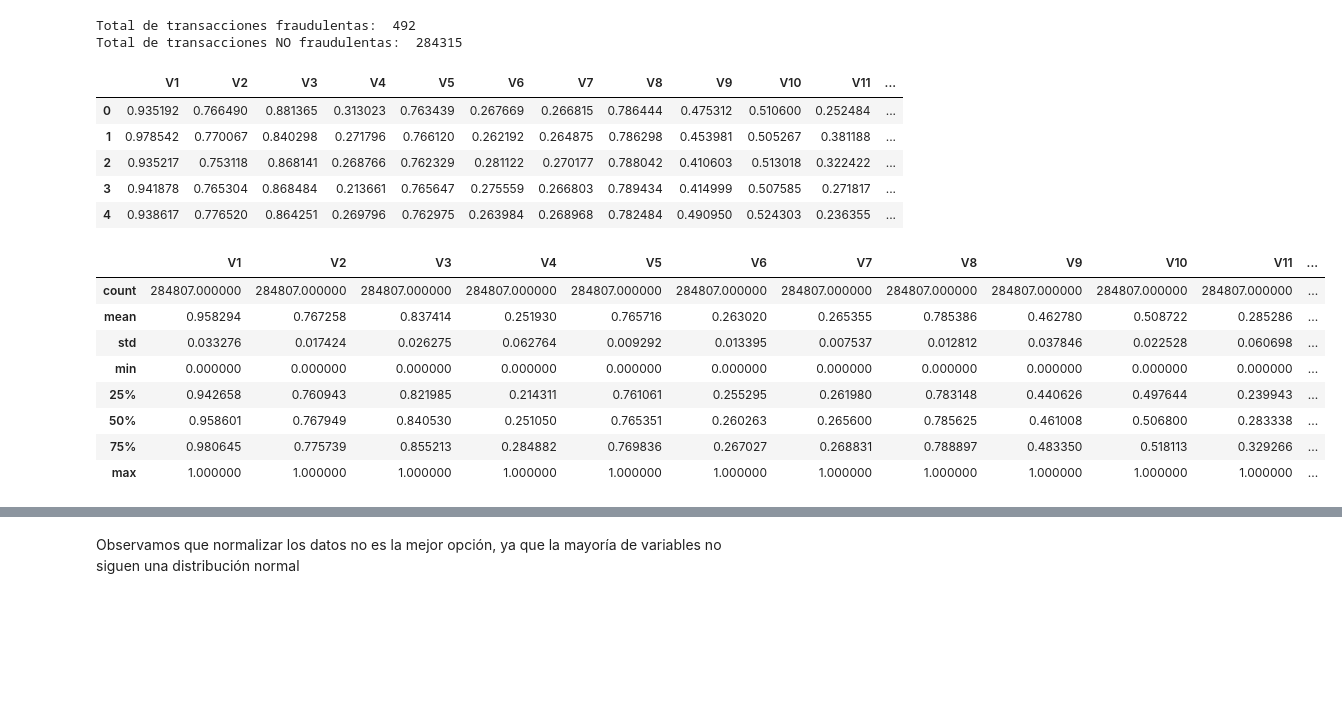
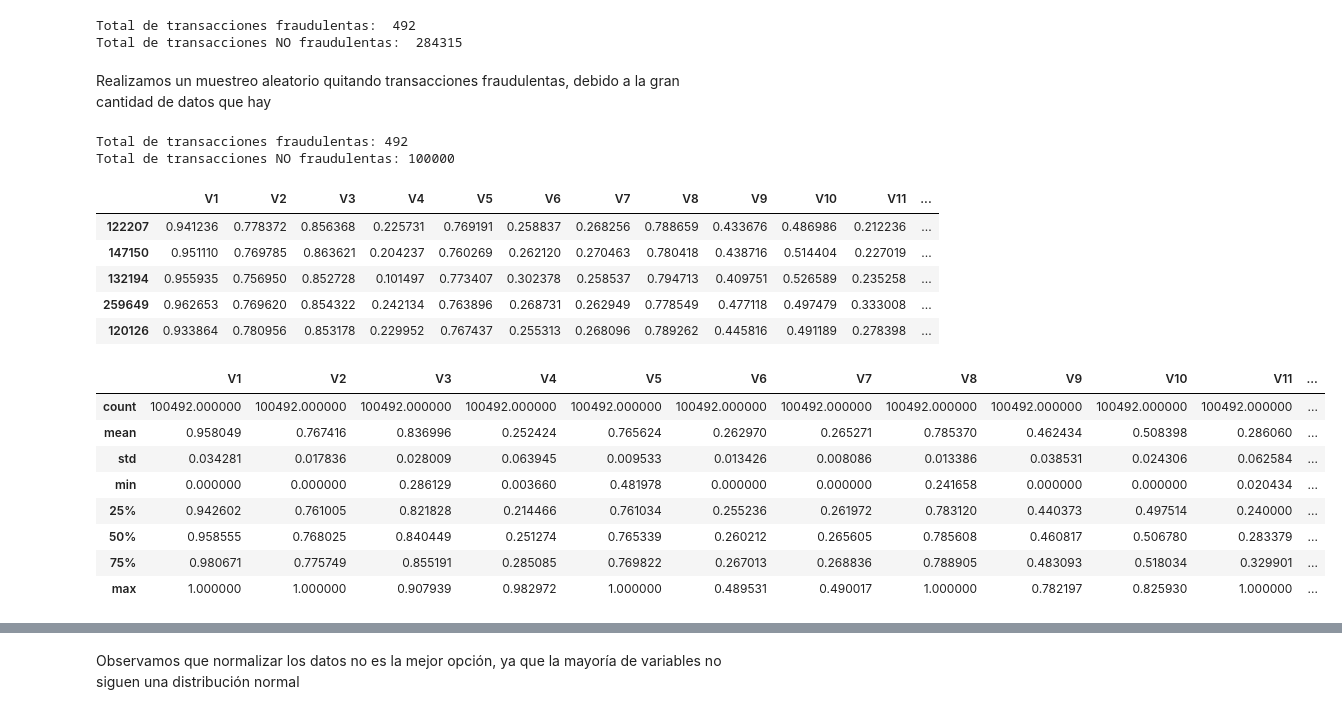
Before and after one commit to cescdovi/ANOMALY-DETECTION, a Jupyter notebook: CODE/main_analysis.ipynb, the cells around one changed output, grey strips where cells are left out. Drawn from its saved outputs; the diff is of its cells as text; code cells hidden in the pictures; blank space fills up the shorter version.

```diff
--- a/CODE/main_analysis.ipynb
+++ b/CODE/main_analysis.ipynb
@@ -48,27 +58,56 @@ print("Total de transacciones NO fraudulentas: ", y.value_counts()[0])
 # %% [output]
 Total de transacciones fraudulentas:  492
 Total de transacciones NO fraudulentas:  284315
+# %% [markdown]
+Realizamos un muestreo aleatorio quitando transacciones fraudulentas, debido a la gran cantidad de datos que hay
+# %%
+from sklearn.utils import resample
+
+# Dividir las clases
+X_class_0 = X[y == 0]
+X_class_1 = X[y == 1]
+
+y_class_0 = y[y == 0]
+y_class_1 = y[y == 1]
+
+# Realizar el undersampling para la clase 0
+X_class_0_undersampled, y_class_0_undersampled = resample(
+    X_class_0, y_class_0,
+    n_samples=100000,  # Hacemos que la clase 0 tenga el mismo número que la clase 1
+    random_state=42
+)
+
+# Concatenar las clases balanceadas
+X = pd.concat([X_class_0_undersampled, X_class_1])
+Y = pd.concat([y_class_0_undersampled, y_class_1])
+
+# Verificar el nuevo balance
+print(f'Total de transacciones fraudulentas: {Y.sum()}')
+print(f'Total de transacciones NO fraudulentas: {len(Y) - Y.sum()}')
+# %% [output]
+Total de transacciones fraudulentas: 492
+Total de transacciones NO fraudulentas: 100000
 # %%
-data.head()
+X.head()
 # %% [output]
 |  | V1 | V2 | V3 | V4 | V5 | V6 | V7 | V8 | V9 | V10 | V11 | ... |
-| 0 | 0.935192 | 0.766490 | 0.881365 | 0.313023 | 0.763439 | 0.267669 | 0.266815 | 0.786444 | 0.475312 | 0.510600 | 0.252484 | ... |
-| 1 | 0.978542 | 0.770067 | 0.840298 | 0.271796 | 0.766120 | 0.262192 | 0.264875 | 0.786298 | 0.453981 | 0.505267 | 0.381188 | ... |
-| 2 | 0.935217 | 0.753118 | 0.868141 | 0.268766 | 0.762329 | 0.281122 | 0.270177 | 0.788042 | 0.410603 | 0.513018 | 0.322422 | ... |
-| 3 | 0.941878 | 0.765304 | 0.868484 | 0.213661 | 0.765647 | 0.275559 | 0.266803 | 0.789434 | 0.414999 | 0.507585 | 0.271817 | ... |
-| 4 | 0.938617 | 0.776520 | 0.864251 | 0.269796 | 0.762975 | 0.263984 | 0.268968 | 0.782484 | 0.490950 | 0.524303 | 0.236355 | ... |
+| 122207 | 0.941236 | 0.778372 | 0.856368 | 0.225731 | 0.769191 | 0.258837 | 0.268256 | 0.788659 | 0.433676 | 0.486986 | 0.212236 | ... |
+| 147150 | 0.951110 | 0.769785 | 0.863621 | 0.204237 | 0.760269 | 0.262120 | 0.270463 | 0.780418 | 0.438716 | 0.514404 | 0.227019 | ... |
+| 132194 | 0.955935 | 0.756950 | 0.852728 | 0.101497 | 0.773407 | 0.302378 | 0.258537 | 0.794713 | 0.409751 | 0.526589 | 0.235258 | ... |
+| 259649 | 0.962653 | 0.769620 | 0.854322 | 0.242134 | 0.763896 | 0.268731 | 0.262949 | 0.778549 | 0.477118 | 0.497479 | 0.333008 | ... |
+| 120126 | 0.933864 | 0.780956 | 0.853178 | 0.229952 | 0.767437 | 0.255313 | 0.268096 | 0.789262 | 0.445816 | 0.491189 | 0.278398 | ... |
 # %%
-data.describe()
+X.describe()
 # %% [output]
 |  | V1 | V2 | V3 | V4 | V5 | V6 | V7 | V8 | V9 | V10 | V11 | ... |
-| count | 284807.000000 | 284807.000000 | 284807.000000 | 284807.000000 | 284807.000000 | 284807.000000 | 284807.000000 | 284807.000000 | 284807.000000 | 284807.000000 | 284807.000000 | ... |
-| mean | 0.958294 | 0.767258 | 0.837414 | 0.251930 | 0.765716 | 0.263020 | 0.265355 | 0.785386 | 0.462780 | 0.508722 | 0.285286 | ... |
-| std | 0.033276 | 0.017424 | 0.026275 | 0.062764 | 0.009292 | 0.013395 | 0.007537 | 0.012812 | 0.037846 | 0.022528 | 0.060698 | ... |
-| min | 0.000000 | 0.000000 | 0.000000 | 0.000000 | 0.000000 | 0.000000 | 0.000000 | 0.000000 | 0.000000 | 0.000000 | 0.000000 | ... |
-| 25% | 0.942658 | 0.760943 | 0.821985 | 0.214311 | 0.761061 | 0.255295 | 0.261980 | 0.783148 | 0.440626 | 0.497644 | 0.239943 | ... |
-| 50% | 0.958601 | 0.767949 | 0.840530 | 0.251050 | 0.765351 | 0.260263 | 0.265600 | 0.785625 | 0.461008 | 0.506800 | 0.283338 | ... |
-| 75% | 0.980645 | 0.775739 | 0.855213 | 0.284882 | 0.769836 | 0.267027 | 0.268831 | 0.788897 | 0.483350 | 0.518113 | 0.329266 | ... |
-| max | 1.000000 | 1.000000 | 1.000000 | 1.000000 | 1.000000 | 1.000000 | 1.000000 | 1.000000 | 1.000000 | 1.000000 | 1.000000 | ... |
+| count | 100492.000000 | 100492.000000 | 100492.000000 | 100492.000000 | 100492.000000 | 100492.000000 | 100492.000000 | 100492.000000 | 100492.000000 | 100492.000000 | 100492.000000 | ... |
+| mean | 0.958049 | 0.767416 | 0.836996 | 0.252424 | 0.765624 | 0.262970 | 0.265271 | 0.785370 | 0.462434 | 0.508398 | 0.286060 | ... |
+| std | 0.034281 | 0.017836 | 0.028009 | 0.063945 | 0.009533 | 0.013426 | 0.008086 | 0.013386 | 0.038531 | 0.024306 | 0.062584 | ... |
+| min | 0.000000 | 0.000000 | 0.286129 | 0.003660 | 0.481978 | 0.000000 | 0.000000 | 0.241658 | 0.000000 | 0.000000 | 0.020434 | ... |
+| 25% | 0.942602 | 0.761005 | 0.821828 | 0.214466 | 0.761034 | 0.255236 | 0.261972 | 0.783120 | 0.440373 | 0.497514 | 0.240000 | ... |
+| 50% | 0.958555 | 0.768025 | 0.840449 | 0.251274 | 0.765339 | 0.260212 | 0.265605 | 0.785608 | 0.460817 | 0.506780 | 0.283379 | ... |
+| 75% | 0.980671 | 0.775749 | 0.855191 | 0.285085 | 0.769822 | 0.267013 | 0.268836 | 0.788905 | 0.483093 | 0.518034 | 0.329901 | ... |
+| max | 1.000000 | 1.000000 | 0.907939 | 0.982972 | 1.000000 | 0.489531 | 0.490017 | 1.000000 | 0.782197 | 0.825930 | 1.000000 | ... |
 # %%
 # Crear una figura con subgráficos
 fig, axes = plt.subplots(6, 5, figsize=(20, 20))  # Ajusta el tamaño como necesario
```
Also changed, not shown: parts of 20 cells of this notebook.
